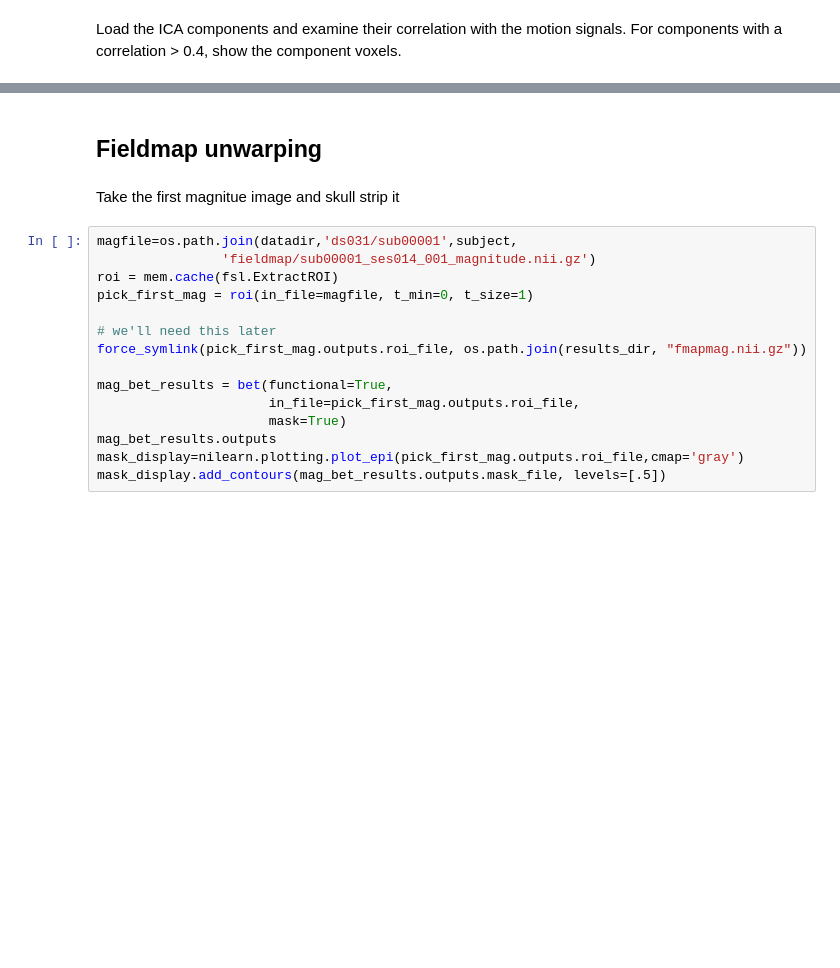
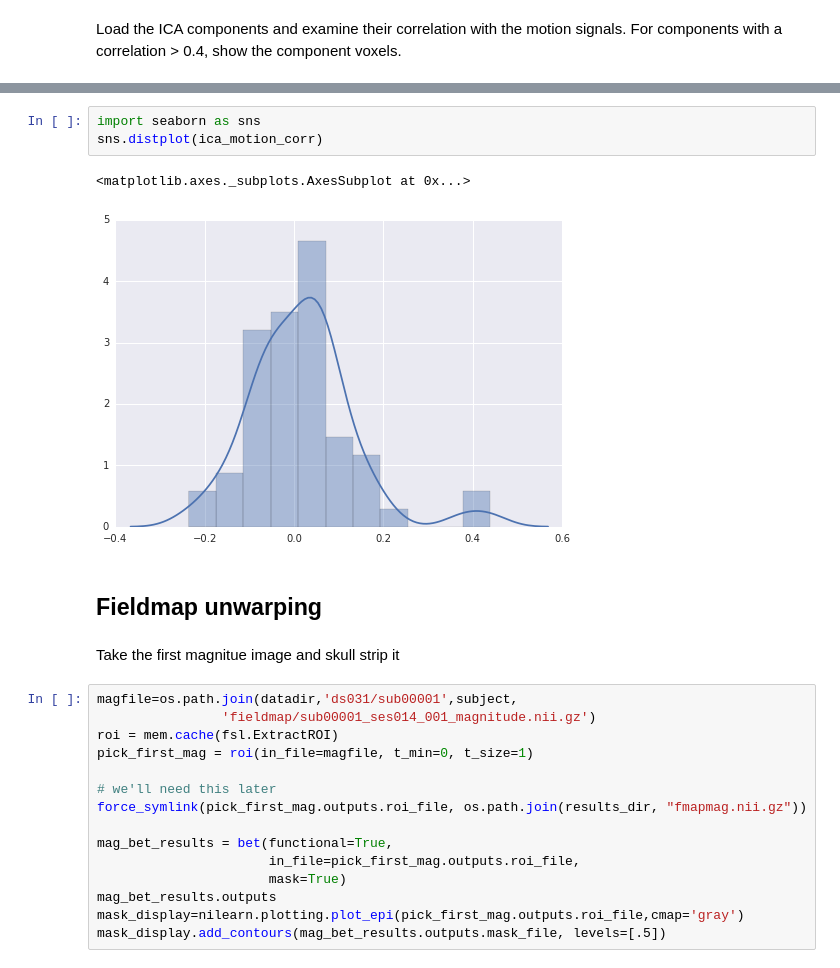
Before and after one commit to poldrack/fmri-analysis-vm, a Jupyter notebook: analysis/preprocessing/Preprocessing.ipynb, the cells around one changed output, grey strips where cells are left out. Drawn from its saved outputs; the diff is of its cells as text; blank space fills up the shorter version.

```diff
--- a/analysis/preprocessing/Preprocessing.ipynb
+++ b/analysis/preprocessing/Preprocessing.ipynb
@@ -183,3 +216,9 @@ for c in range(ica_comps.shape[1]):
+# %%
+import seaborn as sns
+sns.distplot(ica_motion_corr)
+# %% [output]
+<matplotlib.axes._subplots.AxesSubplot at 0x...>
+[figure, added]
 # %% [markdown]
 ## Fieldmap unwarping
 # %% [markdown]
```
Also changed, not shown: parts of 13 cells of this notebook.
